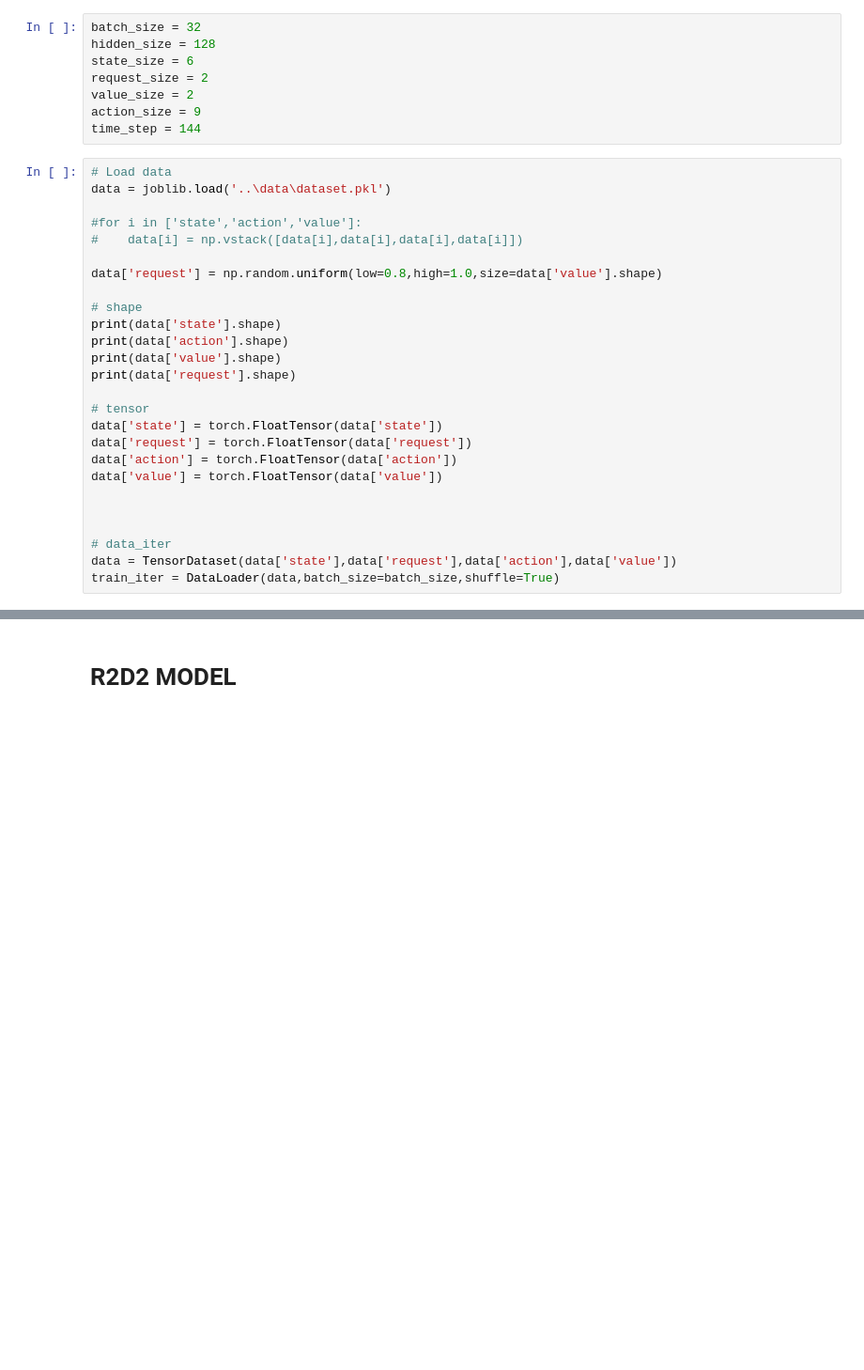
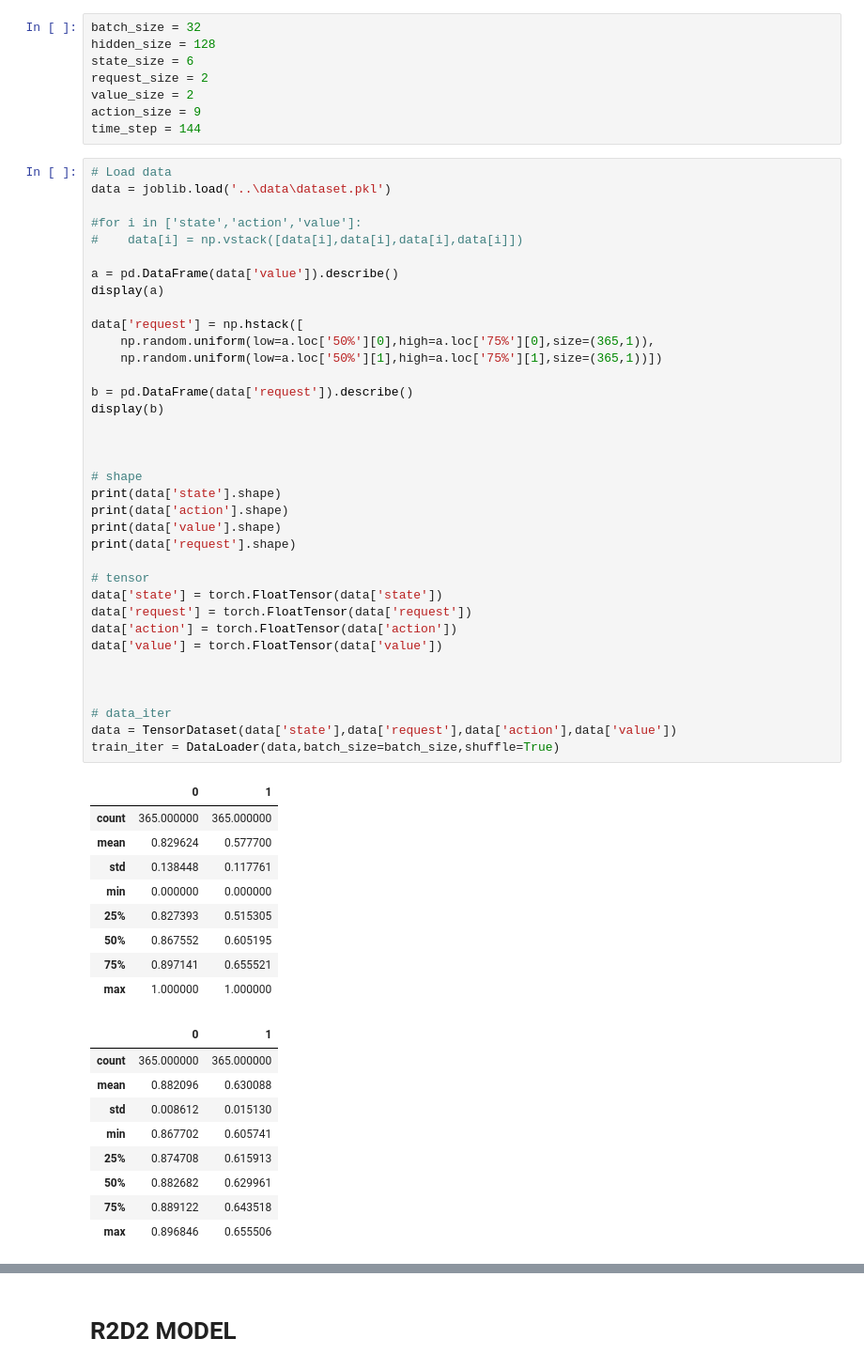
Before and after one commit to skywalker0803r/Optimal-pyrolysis-temperature-AI-for-light-oil-feedstock-analysis, a Jupyter notebook: notebook/train.ipynb, the cells around one changed output, grey strips where cells are left out. Shown at 94% size. Drawn from its saved outputs; the diff is of its cells as text; blank space fills up the shorter version.

```diff
--- a/notebook/train.ipynb
+++ b/notebook/train.ipynb
@@ -44,30 +44,58 @@ time_step = 144
 # %%
 # Load data
 data = joblib.load('..\data\dataset.pkl')
 
 #for i in ['state','action','value']:
 #    data[i] = np.vstack([data[i],data[i],data[i],data[i]])
 
-data['request'] = np.random.uniform(low=0.8,high=1.0,size=data['value'].shape)
+a = pd.DataFrame(data['value']).describe()
+display(a)
+
+data['request'] = np.hstack([
+    np.random.uniform(low=a.loc['50%'][0],high=a.loc['75%'][0],size=(365,1)),
+    np.random.uniform(low=a.loc['50%'][1],high=a.loc['75%'][1],size=(365,1))])
+
+b = pd.DataFrame(data['request']).describe()
+display(b)
+
+
 
 # shape
 print(data['state'].shape)
 print(data['action'].shape)
 print(data['value'].shape)
 print(data['request'].shape)
 
 # tensor
 data['state'] = torch.FloatTensor(data['state'])
 data['request'] = torch.FloatTensor(data['request'])
 data['action'] = torch.FloatTensor(data['action'])
 data['value'] = torch.FloatTensor(data['value'])
 
 
 
 # data_iter
 data = TensorDataset(data['state'],data['request'],data['action'],data['value'])
 train_iter = DataLoader(data,batch_size=batch_size,shuffle=True)
 # %% [output]
+|  | 0 | 1 |
+| count | 365.000000 | 365.000000 |
+| mean | 0.829624 | 0.577700 |
+| std | 0.138448 | 0.117761 |
+| min | 0.000000 | 0.000000 |
+| 25% | 0.827393 | 0.515305 |
+| 50% | 0.867552 | 0.605195 |
+| 75% | 0.897141 | 0.655521 |
+| max | 1.000000 | 1.000000 |
+|  | 0 | 1 |
+| count | 365.000000 | 365.000000 |
+| mean | 0.882096 | 0.630088 |
+| std | 0.008612 | 0.015130 |
+| min | 0.867702 | 0.605741 |
+| 25% | 0.874708 | 0.615913 |
+| 50% | 0.882682 | 0.629961 |
+| 75% | 0.889122 | 0.643518 |
+| max | 0.896846 | 0.655506 |
 (365, 144, 6)
 (365, 144, 9)
 (365, 2)
```
Also changed, not shown: parts of 9 cells of this notebook, 2 other files.
